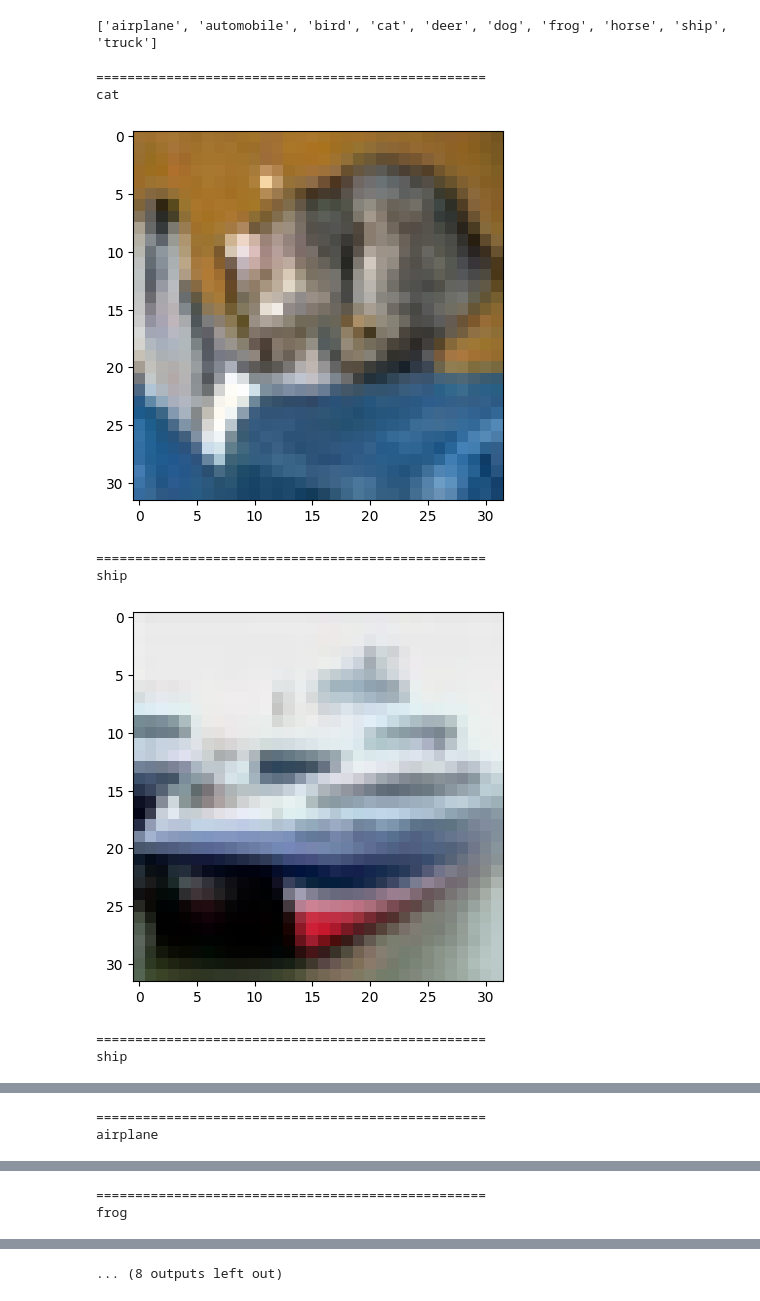
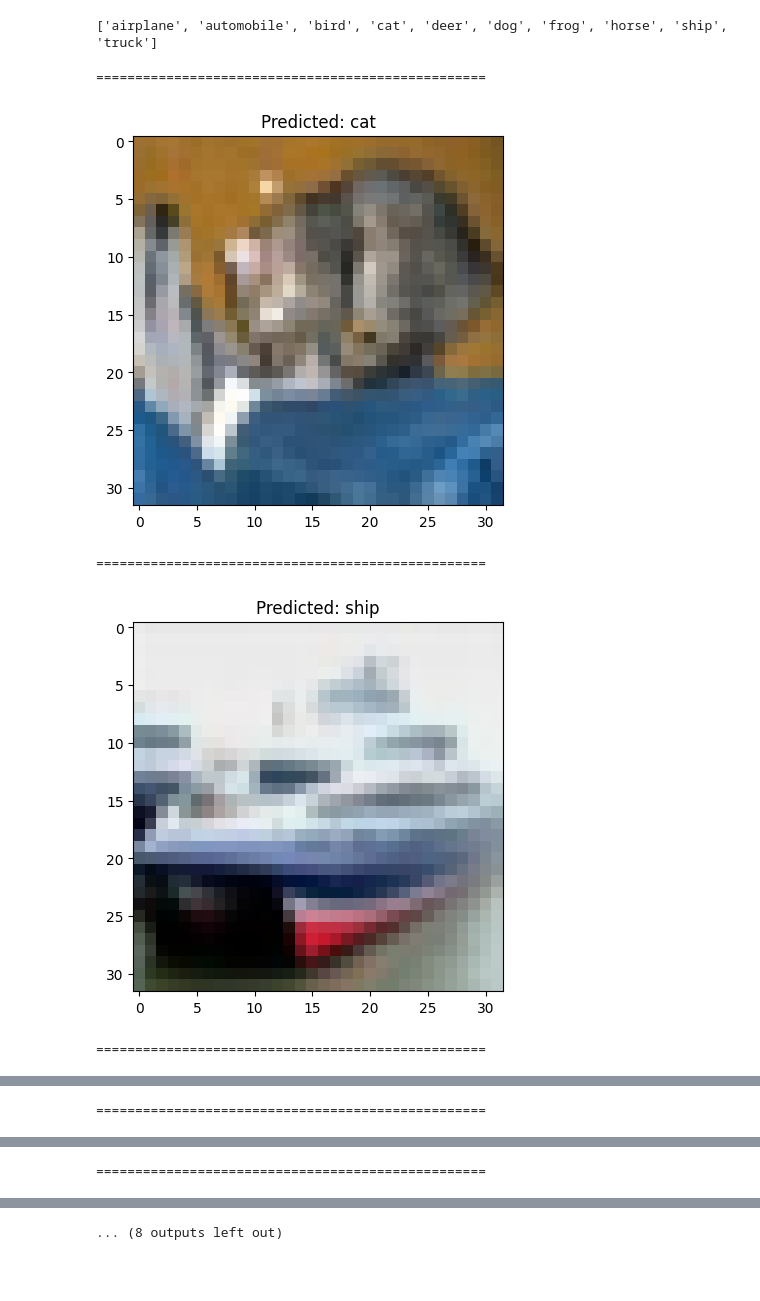
Before and after one commit to Longistamina/DeepLearning_PyTorch, a Jupyter notebook: 04_CNN/jupyter_files/02_AlexNet.ipynb, the cells around one changed output, grey strips where cells are left out. Saved outputs shown, nothing was run; the diff lists cells and outputs as text; code cells hidden in the pictures; blank space fills up the shorter version.

```diff
--- a/04_CNN/jupyter_files/02_AlexNet.ipynb
+++ b/04_CNN/jupyter_files/02_AlexNet.ipynb
@@ -592,7 +596,7 @@ _ = model_loaded.eval().to(device)
 # %%
 inference_inputs = []
 for image in val_set['img'][:10]: # Use 10 images only for inference demonstration
-    tensor = preprocess(image)
+    tensor = preprocess_full(image)
     inference_inputs.append(tensor.to(device))
 
 print(inference_inputs[0].shape)
@@ -662,21 +666,19 @@ print(val_set.features['label'].names)
 # %%
 #----------
 ## Visualize predicted and image
 #----------
 
 import matplotlib.pyplot as plt
 
 for i, image in enumerate(val_set['img'][:10]):
     print("="*50)
-    print(val_set.features['label'].names[predicted[i]])
+    predict_class = val_set.features['label'].names[predicted[i]]
+    plt.title(f"Predicted: {predict_class}")
     plt.imshow(image)
     plt.show()
 # %% [output]
 ==================================================
-cat
-[figure, old version]
+[figure, new version]
 ==================================================
-ship
-[figure, old version]
+[figure, new version]
 ==================================================
-ship
@@ -684,2 +686 @@ ship
 ==================================================
-airplane
@@ -687,2 +688 @@ airplane
 ==================================================
-frog
```
Also changed, not shown: parts of 6 cells of this notebook, 7 other files.
